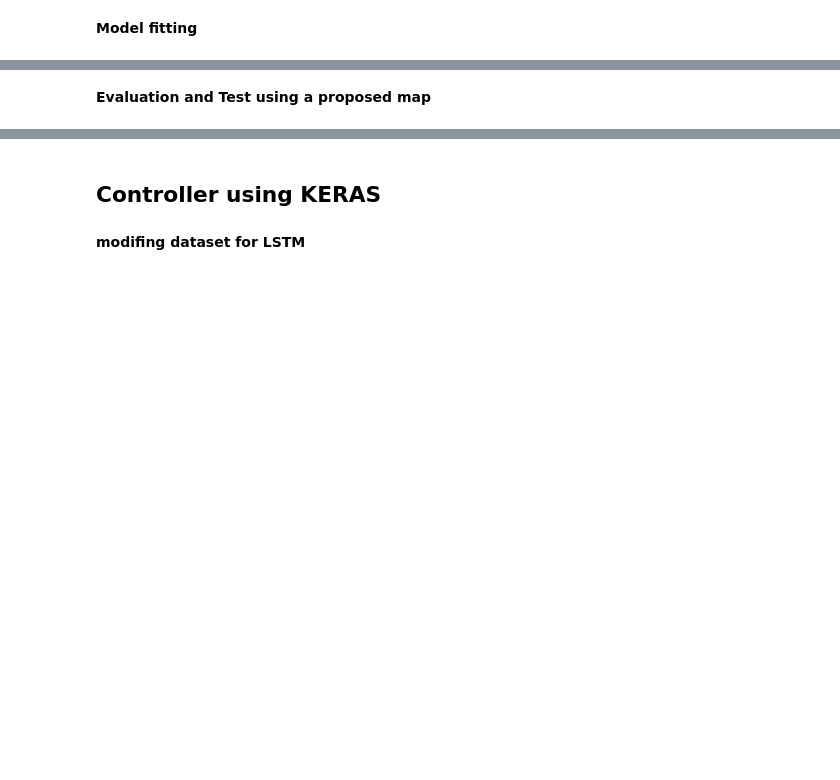
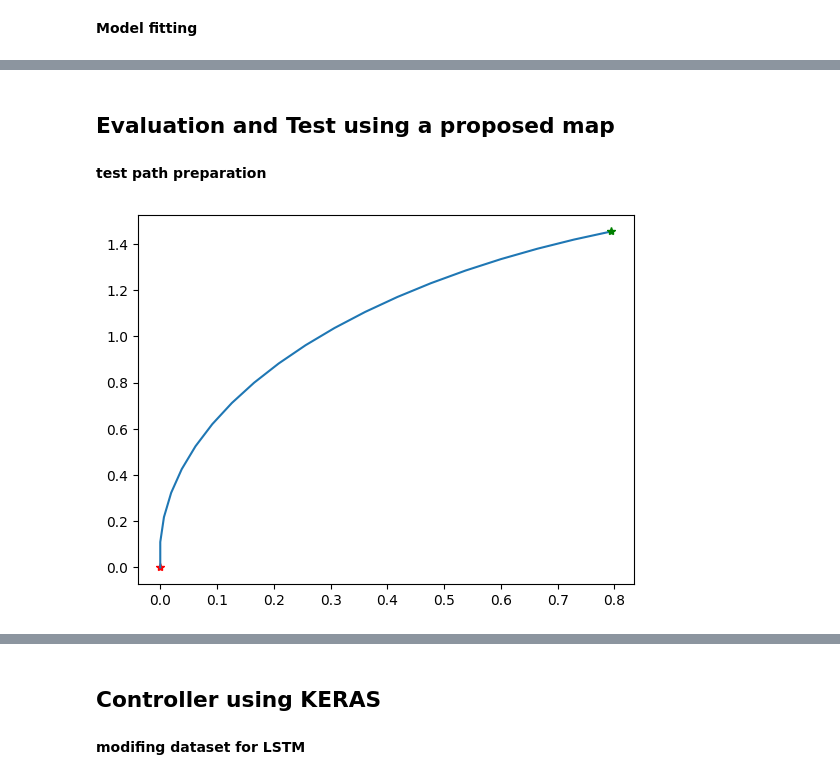
Before and after one commit to SinaRabiee/UGV_Obstacle_Avoidance, a Jupyter notebook: final.ipynb, the cells around one changed output, grey strips where cells are left out. Cells and saved outputs as stored; diff of their text form; code cells hidden in the pictures; blank space fills up the shorter version.

```diff
--- a/final.ipynb
+++ b/final.ipynb
@@ -401,38 +516,32 @@ plt.show()
 # %% [markdown]
-**Evaluation and Test using a proposed map**
+## Evaluation and Test using a proposed map
+# %% [markdown]
+**test path preparation**
 # %%
-pwm_right1 = np.arange(70,50,-1)
-pwm_left1 = np.arange(50,30,-1)
-# pwm_right2 = np.arange(30,40,1)
-# pwm_left2 = np.arange(50,40,-1)
-# pwm_right = np.concatenate((pwm_right1,pwm_right2),axis=0)
-# pwm_left = np.concatenate((pwm_left1,pwm_left2),axis=0)
-# pwm_right = np.ones((50,))*70
-# pwm_left = np.ones((50,))*70
-pwm_left = np.pad(pwm_right1, (80,0), 'constant', constant_values=(0,))
-pwm_right = np.pad(pwm_left1, (80,0), 'constant', constant_values=(0,))
+pwm_left1 = np.arange(70,50,-1)
+pwm_right1 = np.arange(40,20,-1)
+
+pwm_right = np.pad(pwm_right1, (max_length-len(pwm_right1),0), 'constant', constant_values=(0,))
+pwm_left = np.pad(pwm_left1, (max_length-len(pwm_left1),0), 'constant', constant_values=(0,))
 x,y= position(pwm_right, pwm_left)
 
 test_data = pd.DataFrame({'pwm_left': np.array(pwm_left).reshape(-1,),
                           'pwm_right': np.array(pwm_right).reshape(-1,),
                           'x position': np.array(x).reshape(-1,),
                           'y position': np.array(y).reshape(-1,)})
 
 test_data = feature_normalizer_std(test_data)
 
 in_seq1 = np.array(test_data[["pwm_left"]]).reshape(-1, 1)
 in_seq2 = np.array(test_data[["pwm_right"]]).reshape(-1, 1)
 in_seq3 = np.array(test_data[["x position"]]).reshape(-1, 1)
 in_seq4 = np.array(test_data[["y position"]]).reshape(-1, 1)
 out_seq1 = np.array(test_data[["x position"]]).reshape(-1, 1)
 out_seq2 = np.array(test_data[["y position"]]).reshape(-1, 1)
 
 dataset = np.hstack((in_seq1, in_seq2, in_seq4, in_seq4, out_seq1, out_seq2))
 x_test, y_test = split_sequences(dataset, n_steps)
 n_input = x_test.shape[1] * x_test.shape[2]
-
 x_test = x_test.reshape((x_test.shape[0], n_input))
-prediction = model_NN.predict(x_test)
-plt.plot(prediction[0,0],prediction[0,1],'r+')
-plt.plot(prediction[:,0],prediction[:,1])
-plt.plot(prediction[-1:,0],prediction[-1:,1],'g+')
+# %% [output]
+[figure, added]
```
Also changed, not shown: parts of 23 cells of this notebook, 9 other files.
